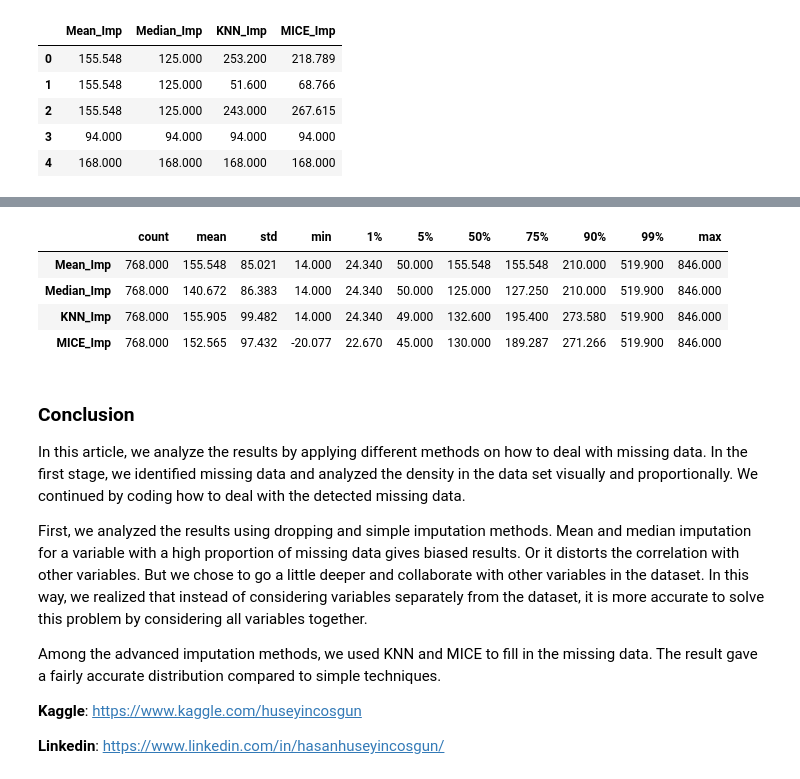
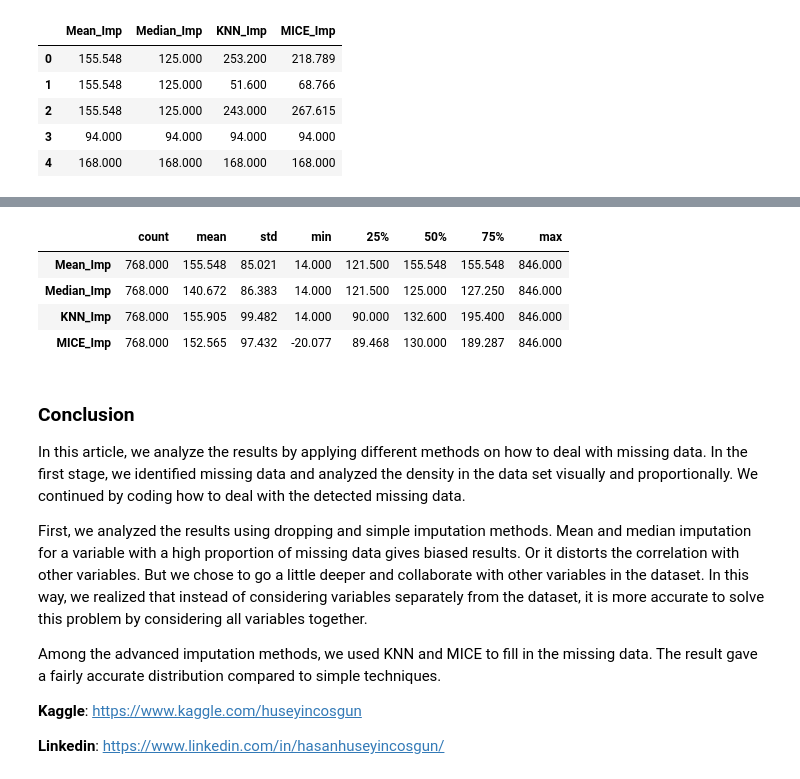
Before and after one commit to hhuseyincosgun/Feature-Engineering, a Jupyter notebook: missing-data-imputation-visualization.ipynb, the cells around one changed output, grey strips where cells are left out. Cells and saved outputs as stored; diff of their text form; code cells hidden in the pictures.

```diff
--- a/missing-data-imputation-visualization.ipynb
+++ b/missing-data-imputation-visualization.ipynb
@@ -485,11 +485,11 @@ df_dropped.describe([0.01, 0.05, 0.75, 0.90, 0.99]).T
-# %%
-df_all.describe([0.01, 0.05, 0.75, 0.90, 0.99]).T
-# %% [output]
-|  | count | mean | std | min | 1% | 5% | 50% | 75% | 90% | 99% | max |
-| Mean_Imp | 768.000 | 155.548 | 85.021 | 14.000 | 24.340 | 50.000 | 155.548 | 155.548 | 210.000 | 519.900 | 846.000 |
-| Median_Imp | 768.000 | 140.672 | 86.383 | 14.000 | 24.340 | 50.000 | 125.000 | 127.250 | 210.000 | 519.900 | 846.000 |
-| KNN_Imp | 768.000 | 155.905 | 99.482 | 14.000 | 24.340 | 49.000 | 132.600 | 195.400 | 273.580 | 519.900 | 846.000 |
-| MICE_Imp | 768.000 | 152.565 | 97.432 | -20.077 | 22.670 | 45.000 | 130.000 | 189.287 | 271.266 | 519.900 | 846.000 |
+# %%
+df_all.describe().T
+# %% [output]
+|  | count | mean | std | min | 25% | 50% | 75% | max |
+| Mean_Imp | 768.000 | 155.548 | 85.021 | 14.000 | 121.500 | 155.548 | 155.548 | 846.000 |
+| Median_Imp | 768.000 | 140.672 | 86.383 | 14.000 | 121.500 | 125.000 | 127.250 | 846.000 |
+| KNN_Imp | 768.000 | 155.905 | 99.482 | 14.000 | 90.000 | 132.600 | 195.400 | 846.000 |
+| MICE_Imp | 768.000 | 152.565 | 97.432 | -20.077 | 89.468 | 130.000 | 189.287 | 846.000 |
 # %% [markdown]
 ### Conclusion
 
```
Also changed, not shown: parts of 2 cells of this notebook.
